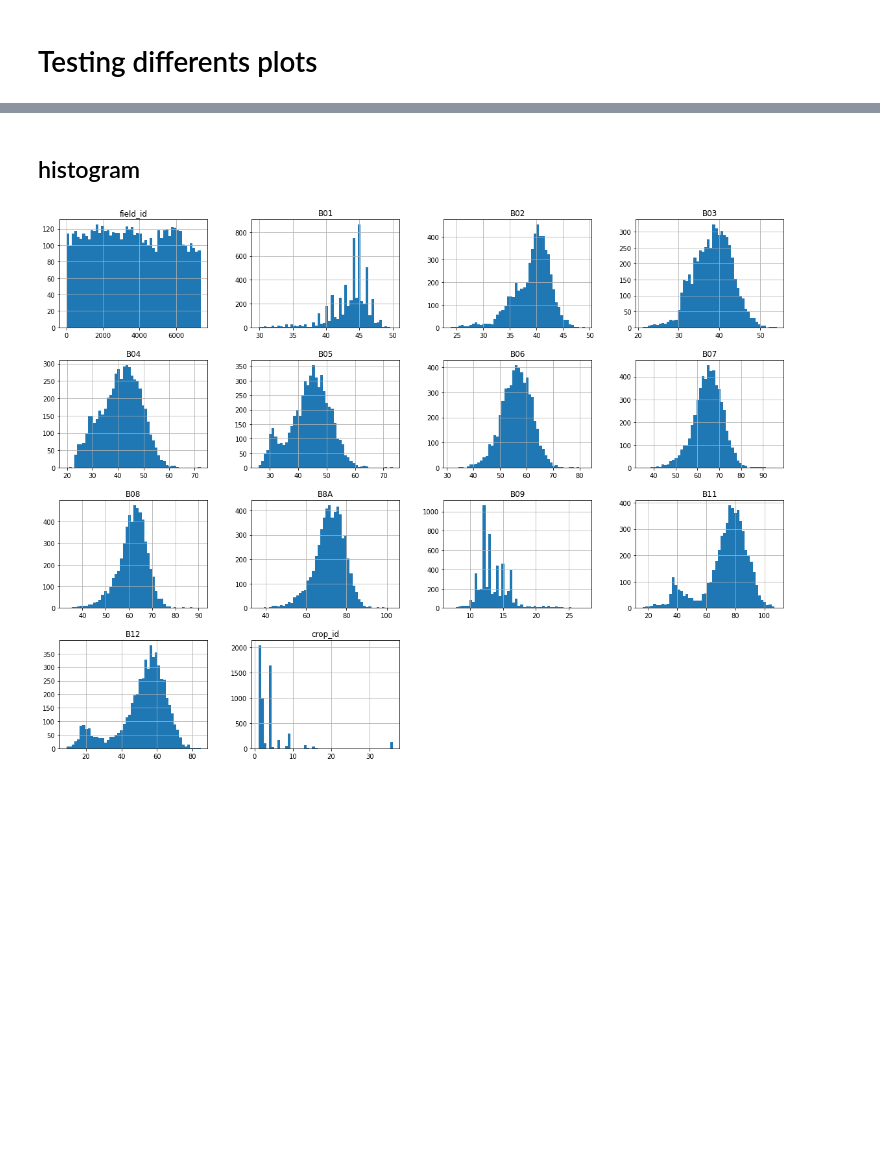
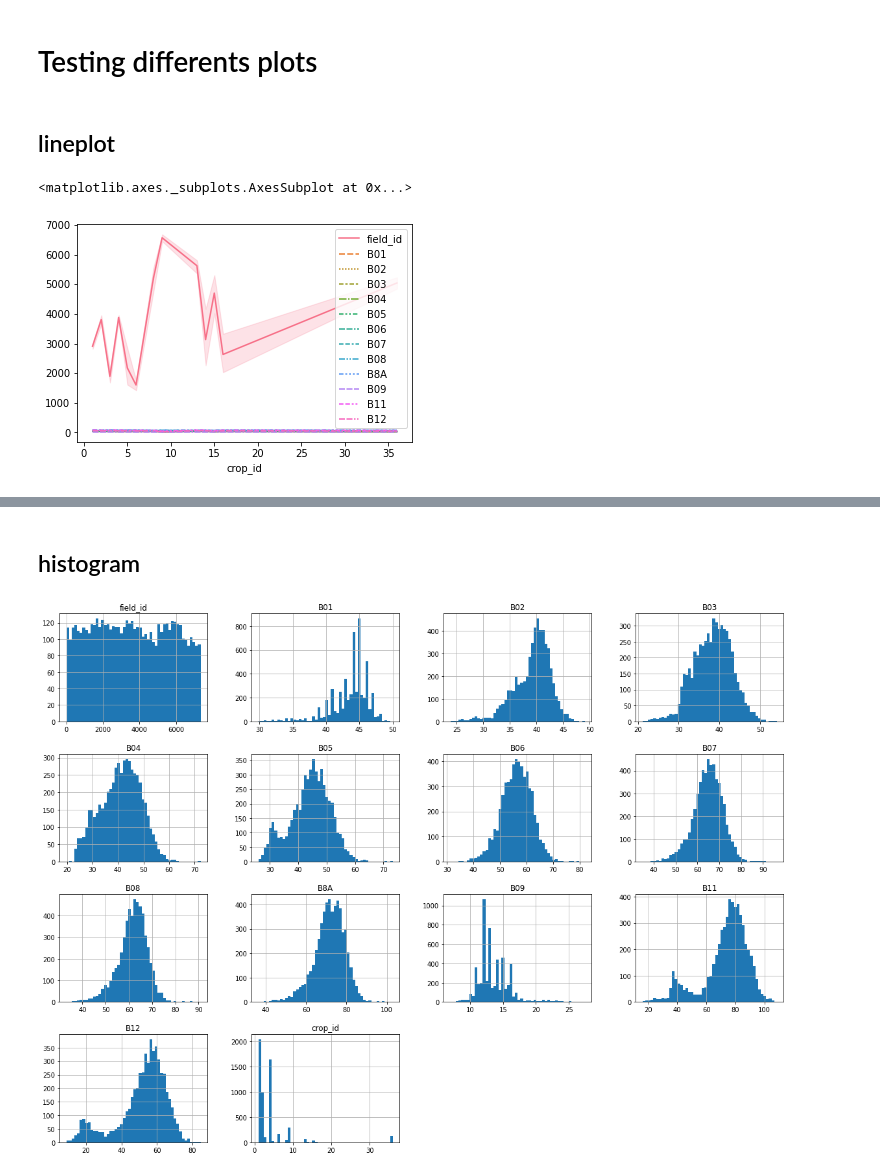
Before and after one commit to Senbonsakurakageyoshi1/AgrifieldNet, a Jupyter notebook: New_agrifield_notebook.ipynb, the cells around one changed output, grey strips where cells are left out. Saved outputs shown, nothing was run; the diff lists cells and outputs as text; code cells hidden in the pictures; blank space fills up the shorter version.

```diff
--- a/New_agrifield_notebook.ipynb
+++ b/New_agrifield_notebook.ipynb
@@ -6,5 +14,7 @@ import matplotlib as plt
 # %%
 df=pd.read_csv('./agrifield_data.csv')
+
+df1 = pd.read_csv('./agrifield_data.csv' , index_col='crop_id')
 # %% [markdown]
 ## Data transformation pipeline
 # %%
@@ -38,3 +45,5 @@ df.head()
+# %%
+df1=df1.drop('Unnamed: 0',axis=1)
 # %%
 df.plot(kind="scatter",x="field_id",y="crop_id",alpha=0.1)
 # %% [output]
@@ -104,2 +114,9 @@ memory usage: 607.3 KB
 # %% [markdown]
 # Testing differents plots
+# %% [markdown]
+## lineplot
+# %%
+sns.lineplot(data = df1)
+# %% [output]
+<matplotlib.axes._subplots.AxesSubplot at 0x...>
+[figure, added]
```
Also changed, not shown: parts of 54 cells of this notebook.
